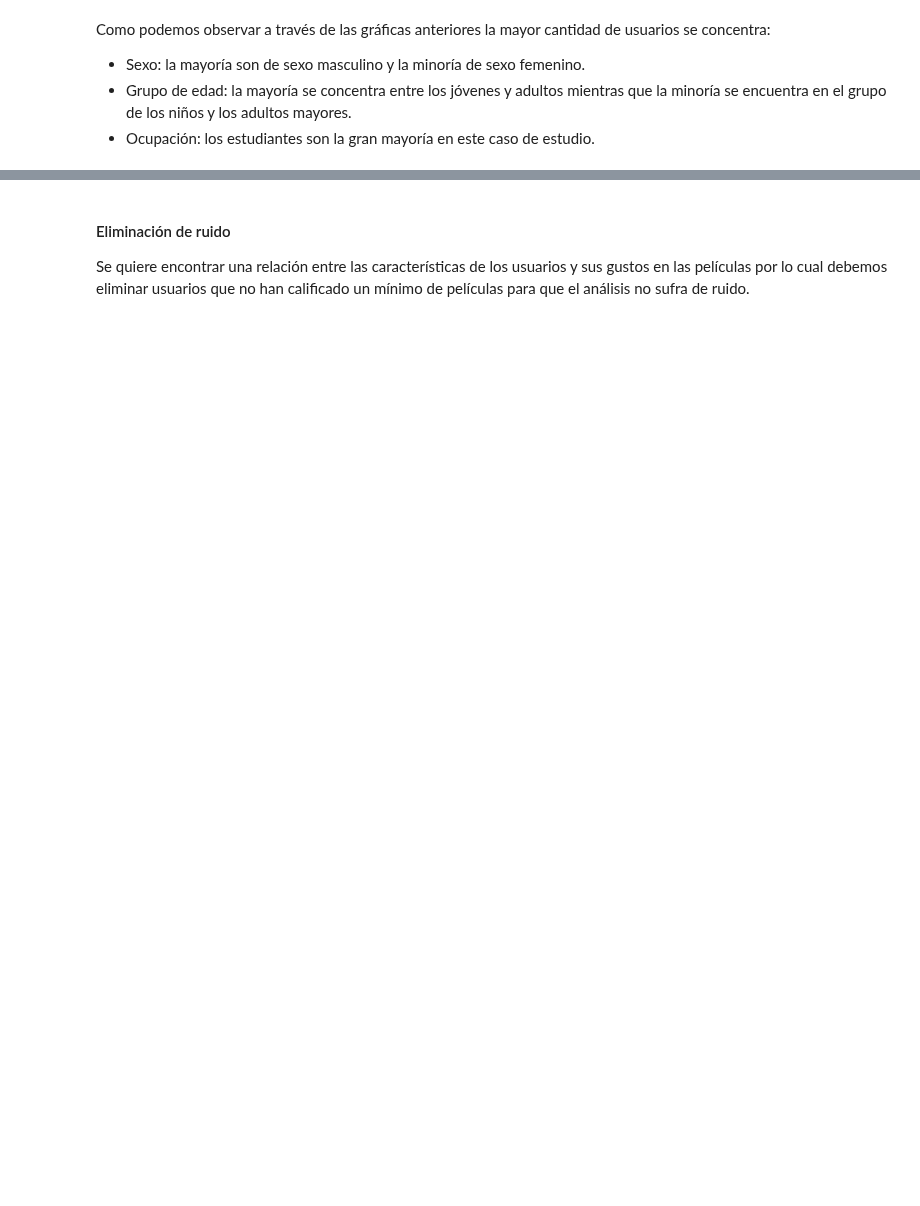
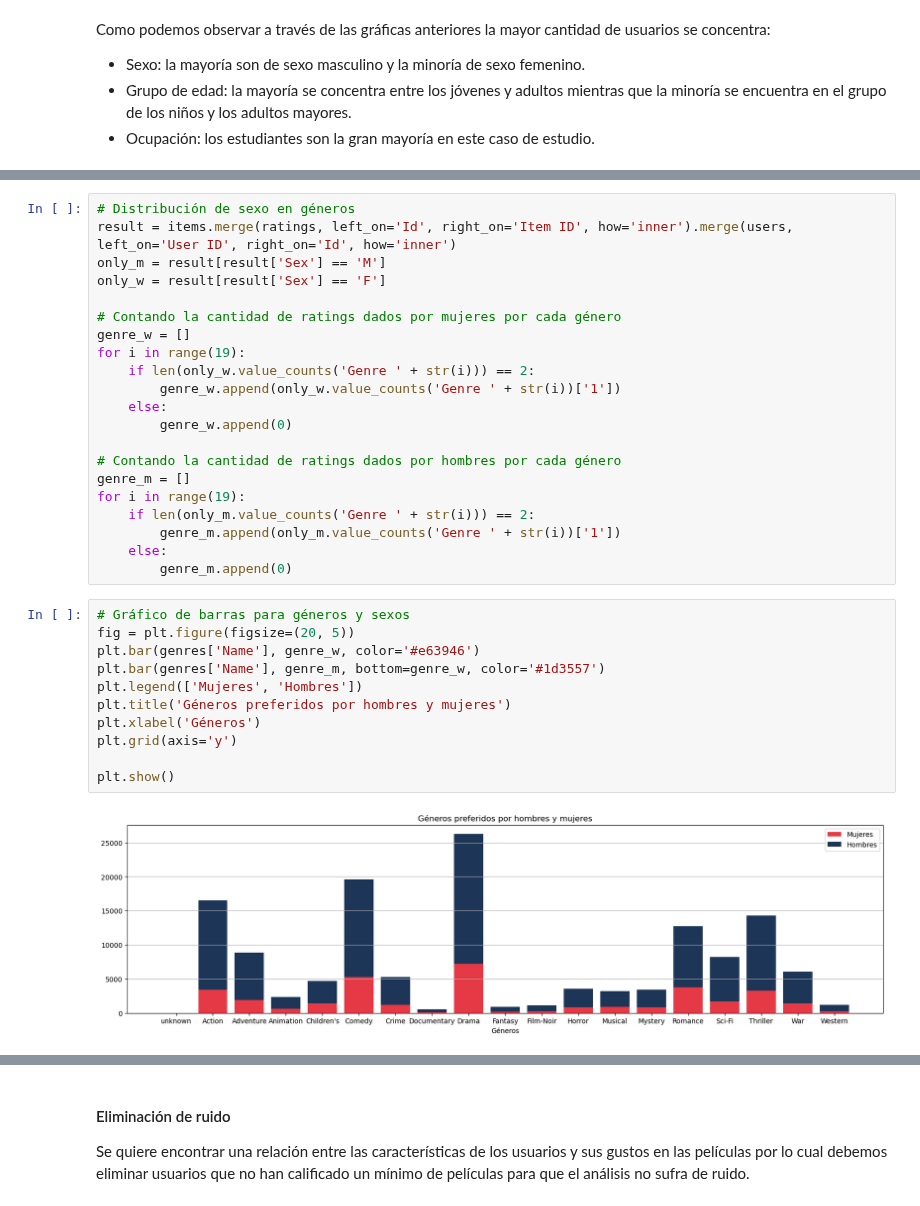
Before and after one commit to MonicaCabanas23/artificial-intelligence-course, a Jupyter notebook: Tareas/second-project/Second_Project.ipynb, the cells around one changed output, grey strips where cells are left out. Saved outputs shown, nothing was run; the diff lists cells and outputs as text; blank space fills up the shorter version.

```diff
--- a/Tareas/second-project/Second_Project.ipynb
+++ b/Tareas/second-project/Second_Project.ipynb
@@ -265,0 +286,34 @@ TODO:
+# %%
+# Distribución de sexo en géneros
+result = items.merge(ratings, left_on='Id', right_on='Item ID', how='inner').merge(users, left_on='User ID', right_on='Id', how='inner')
+only_m = result[result['Sex'] == 'M']
+only_w = result[result['Sex'] == 'F']
+
+# Contando la cantidad de ratings dados por mujeres por cada género
+genre_w = []
+for i in range(19):
+    if len(only_w.value_counts('Genre ' + str(i))) == 2:
+        genre_w.append(only_w.value_counts('Genre ' + str(i))['1'])
+    else:
+        genre_w.append(0)
+
+# Contando la cantidad de ratings dados por hombres por cada género
+genre_m = []
+for i in range(19):
+    if len(only_m.value_counts('Genre ' + str(i))) == 2:
+        genre_m.append(only_m.value_counts('Genre ' + str(i))['1'])
+    else:
+        genre_m.append(0)
+# %%
+# Gráfico de barras para géneros y sexos
+fig = plt.figure(figsize=(20, 5))
+plt.bar(genres['Name'], genre_w, color='#e63946')
+plt.bar(genres['Name'], genre_m, bottom=genre_w, color='#1d3557')
+plt.legend(['Mujeres', 'Hombres'])
+plt.title('Géneros preferidos por hombres y mujeres')
+plt.xlabel('Géneros')
+plt.grid(axis='y')
+
+plt.show()
+# %% [output]
+[figure, added]
```
Also changed, not shown: parts of 22 cells of this notebook.
